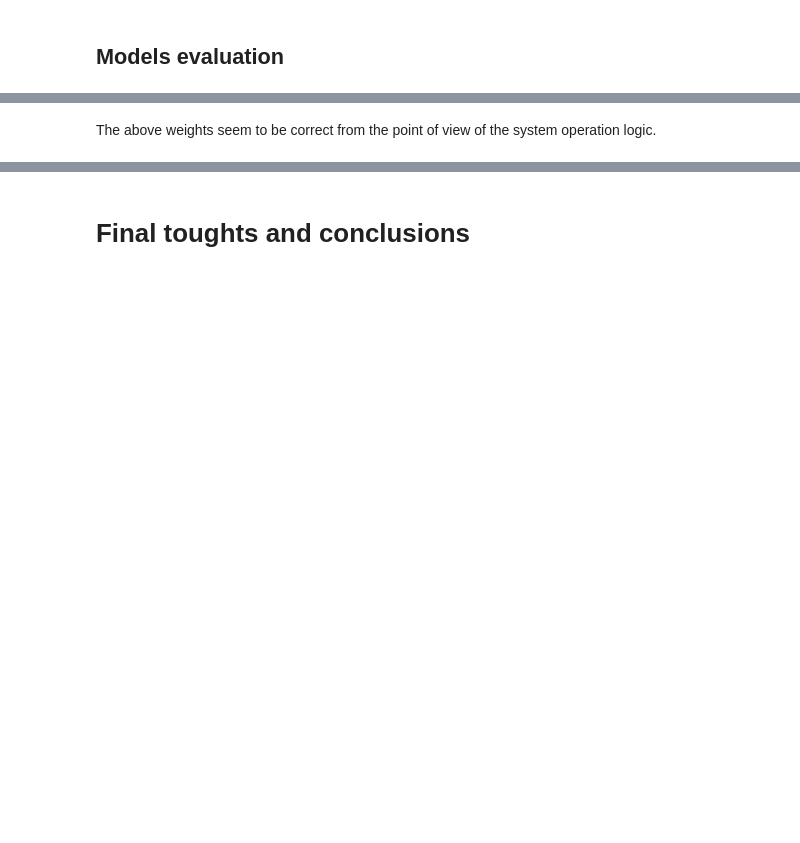
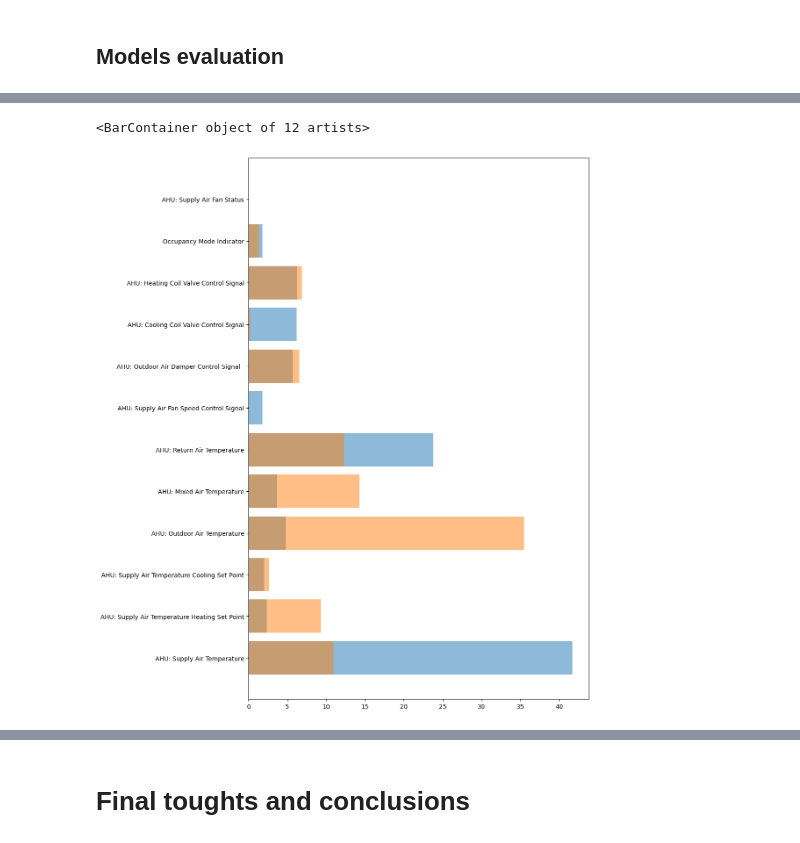
Before and after one commit to pkrysztopa/HVAC-equipment-fault-detection, a Jupyter notebook: 3. Experimental single-zone constant air volume AHU and single-zone variable air volume AHU dataset.ipynb, the cells around one changed output, grey strips where cells are left out. Saved outputs shown, nothing was run; the diff lists cells and outputs as text; code cells hidden in the pictures; blank space fills up the shorter version.

```diff
--- a/3. Experimental single-zone constant air volume AHU and single-zone variable air volume AHU dataset.ipynb
+++ b/3. Experimental single-zone constant air volume AHU and single-zone variable air volume AHU dataset.ipynb
@@ -254,28 +230,0 @@ for mod in classifiers:
-# %%
-# Creating the loop to train and evaluate each model for heating valve leakage fault.
-for mod in classifiers:
-    name = mod[0]
-    model = mod[1]
-
-    model.fit(X_train_heat,y_train_heat)
-    models_heat_cav.append(model)
-    y_pred_train = model.predict(X_train_heat)
-    y_pred_test = model.predict(X_test_heat)
-    acc_train = accuracy_score(y_train_heat, y_pred_train)
-    acc_test = accuracy_score(y_test_heat, y_pred_test)
-    prec_train = precision_score(y_train_heat, y_pred_train)
-    prec_test = precision_score(y_test_heat, y_pred_test)
-    rec_train = recall_score(y_train_heat, y_pred_train)
-    rec_test = recall_score(y_test_heat, y_pred_test)
-    f1_train = f1_score(y_train_heat, y_pred_train)
-    f1_test = f1_score(y_test_heat, y_pred_test)
-
-    Acc_heat_cav = Acc_heat_cav.append(pd.Series({'model':name,
-                                'train_accuracy': acc_train,
-                                'test_accuracy': acc_test,
-                                'train_precision': prec_train,
-                                'test_precision': prec_test,
-                                'train_recall': rec_train,
-                                'test_recall': rec_test,
-                                'train_f1': f1_train,
-                                'test_f1': f1_test}),ignore_index=True)
@@ -539,7 +542,9 @@ The above weights seem to be correct from the point of view of the system operat
 # %%
 plt.figure(figsize=(10,16))
-plt.barh(X_train_heat.columns, models_heat_vav[4].get_feature_importance())
+plt.barh(X_train_heat_vav.columns, models_heat_vav[4].get_feature_importance(), alpha=0.5)
+plt.barh(X_train_heat_cav.columns, models_heat_cav[4].get_feature_importance(), alpha=0.5)
+# %% [output]
+<BarContainer object of 12 artists>
+[figure, added]
-# %% [markdown]
-The above weights seem to be correct from the point of view of the system operation logic.
 # %%
 plt.figure(figsize=(10,16))
```
Also changed, not shown: parts of 67 cells of this notebook, 3 other files.
